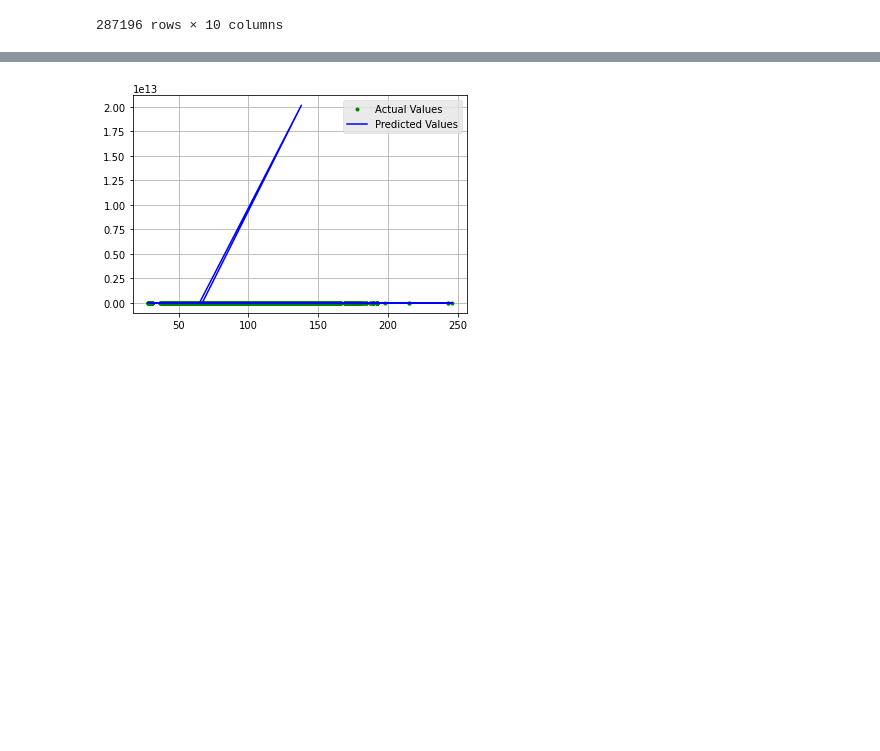
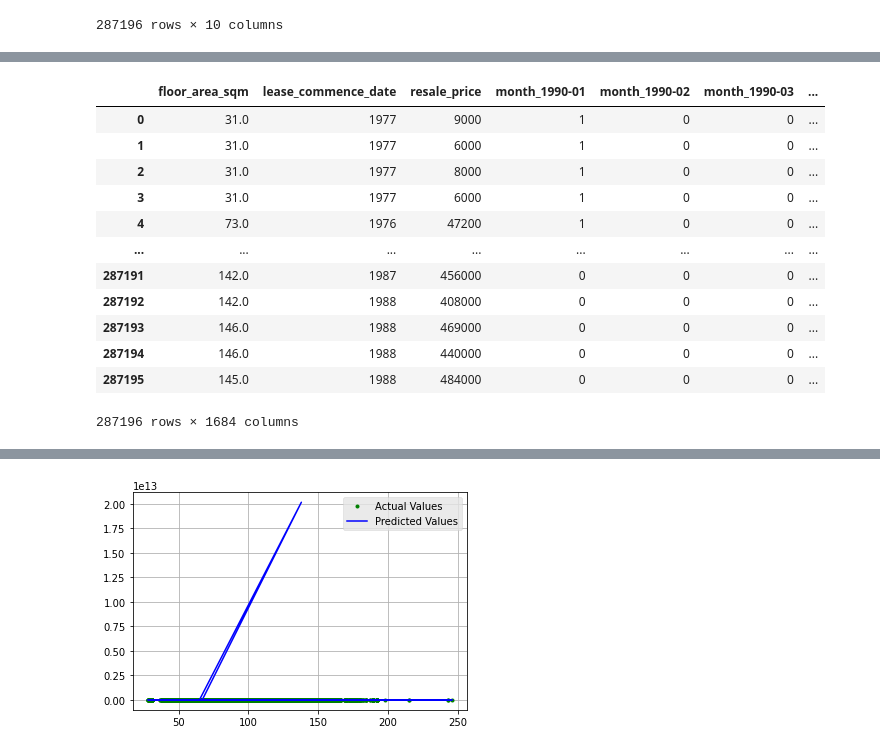
Before and after one commit to pickleprat/machine_learning, a Jupyter notebook: multivariable_reg.ipynb, the cells around one changed output, grey strips where cells are left out. Cells and saved outputs as stored; diff of their text form; code cells hidden in the pictures; blank space fills up the shorter version.

```diff
--- a/multivariable_reg.ipynb
+++ b/multivariable_reg.ipynb
@@ -25,0 +40,19 @@ y = new_ds.iloc[:, -1]
+# %%
+data = pd.get_dummies(dataset)
+# %%
+dataset.month.unique()
+data.drop(['flat_type_1 ROOM', 'block_309', 'street_name_YISHUN CTRL', 'storey_range_10 TO 12', 'flat_model_IMPROVED'], axis=1)
+# %% [output]
+|  | floor_area_sqm | lease_commence_date | resale_price | month_1990-01 | month_1990-02 | month_1990-03 | ... |
+| 0 | 31.0 | 1977 | 9000 | 1 | 0 | 0 | ... |
+| 1 | 31.0 | 1977 | 6000 | 1 | 0 | 0 | ... |
+| 2 | 31.0 | 1977 | 8000 | 1 | 0 | 0 | ... |
+| 3 | 31.0 | 1977 | 6000 | 1 | 0 | 0 | ... |
+| 4 | 73.0 | 1976 | 47200 | 1 | 0 | 0 | ... |
+| ... | ... | ... | ... | ... | ... | ... | ... |
+| 287191 | 142.0 | 1987 | 456000 | 0 | 0 | 0 | ... |
+| 287192 | 142.0 | 1988 | 408000 | 0 | 0 | 0 | ... |
+| 287193 | 146.0 | 1988 | 469000 | 0 | 0 | 0 | ... |
+| 287194 | 146.0 | 1988 | 440000 | 0 | 0 | 0 | ... |
+| 287195 | 145.0 | 1988 | 484000 | 0 | 0 | 0 | ... |
+287196 rows × 1684 columns
```
Also changed, not shown: parts of 15 cells of this notebook.
